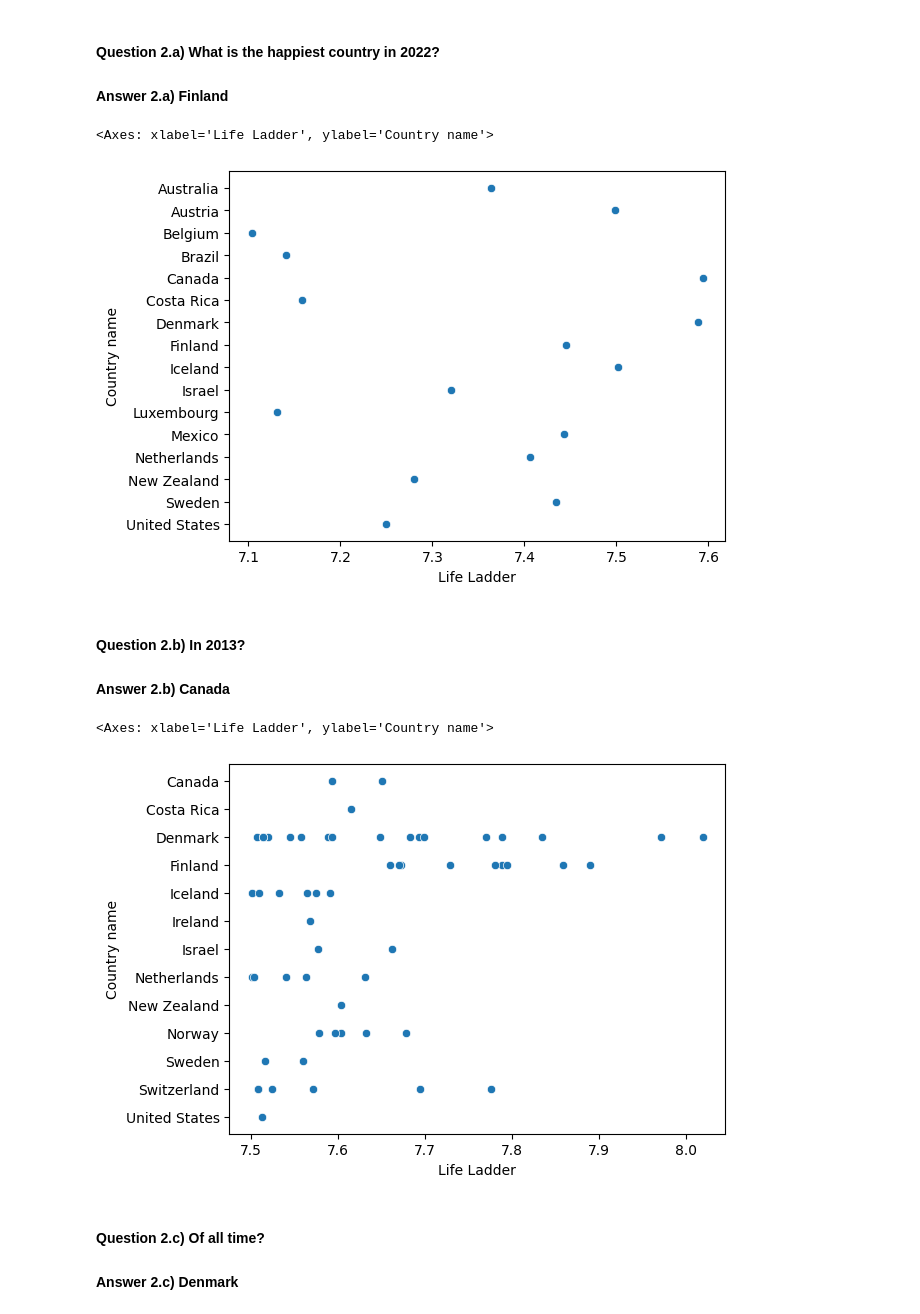
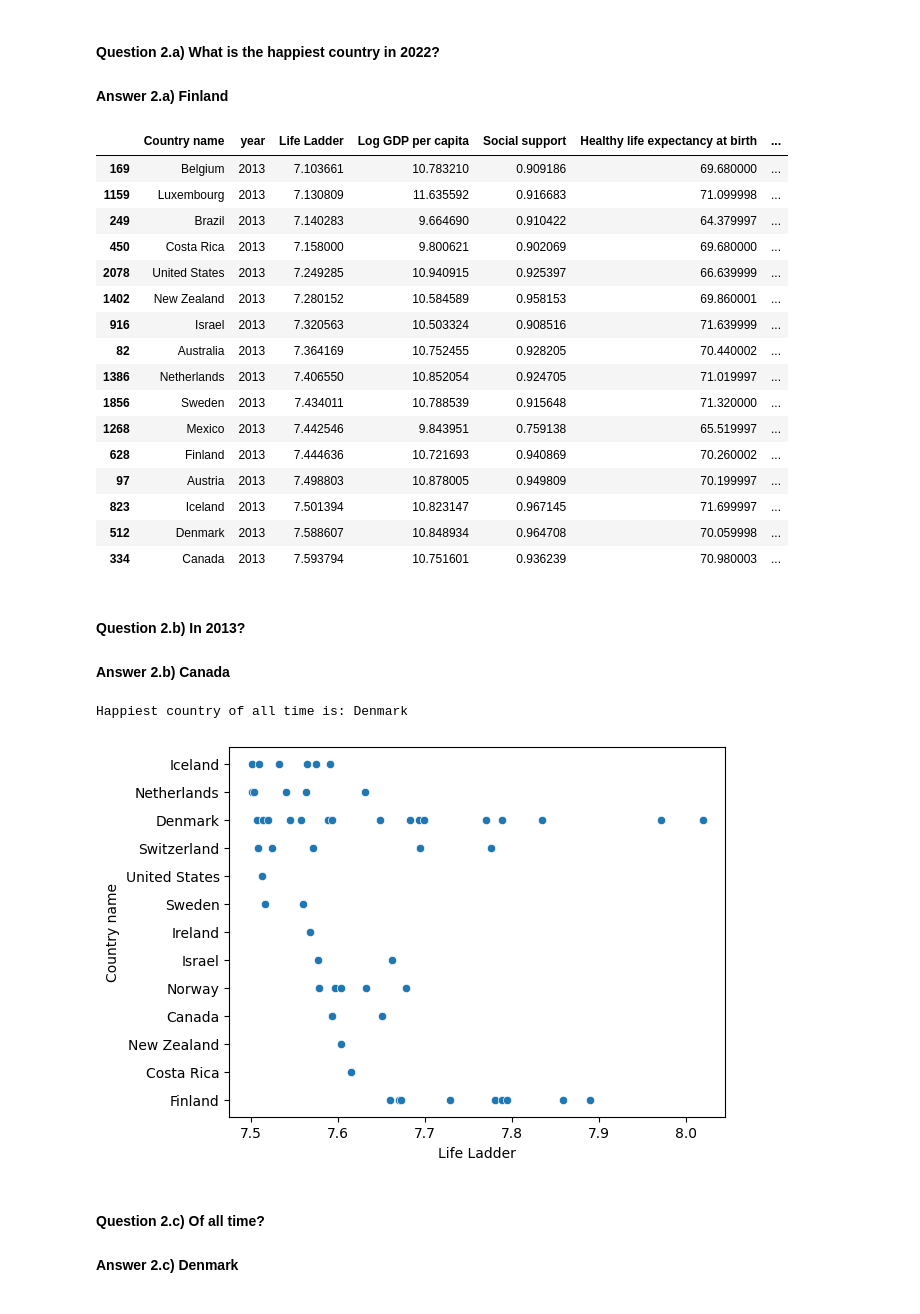
Before and after one commit to USFCA-CS663-Spring2024/happiness-vinay-bojja, a Jupyter notebook: Happiness - Assignment 1 - CS 663 (Machine Learning).ipynb, the cells around one changed output. Saved outputs shown, nothing was run; the diff lists cells and outputs as text; code cells hidden in the pictures.

```diff
--- a/Happiness - Assignment 1 - CS 663 (Machine Learning).ipynb
+++ b/Happiness - Assignment 1 - CS 663 (Machine Learning).ipynb
@@ -159,23 +324,49 @@ sns.scatterplot(data = tf, x=tf['Life Ladder'], y=tf['Country name'])
 #### Question 2.a) What is the happiest country in 2022?
 #### Answer 2.a) Finland
 # %%
-yf = df[df['year'] == 2013]
-yf = yf[yf['Life Ladder']> 7]
-# yf
-sns.scatterplot(data = yf, x=yf['Life Ladder'], y=yf['Country name'])
+#Happiest country in 2013
+happiest_country_2013_df = df[df['year'] == 2013]
+happiest_country_2013_df = happiest_country_2013_df[happiest_country_2013_df['Life Ladder']> 7]
+happiest_country_2013_df = happiest_country_2013_df.sort_values('Life Ladder')
+happiest_country_2013 = happiest_country_2013_df.iloc[-1]['Country name']
+happiest_country_2013
+happiest_country_2013_df
+# Plot the graph and print the results
+# print(f"Happiest country in 2013: {happiest_country_2013}")
+# sns.scatterplot(data = happiest_country_2013_df, x=happiest_country_2013_df['Life Ladder'], y=happiest_country_2013_df['Country name'])
 # %% [output]
-<Axes: xlabel='Life Ladder', ylabel='Country name'>
-[figure, removed]
+|  | Country name | year | Life Ladder | Log GDP per capita | Social support | Healthy life expectancy at birth | ... |
+| 169 | Belgium | 2013 | 7.103661 | 10.783210 | 0.909186 | 69.680000 | ... |
+| 1159 | Luxembourg | 2013 | 7.130809 | 11.635592 | 0.916683 | 71.099998 | ... |
+| 249 | Brazil | 2013 | 7.140283 | 9.664690 | 0.910422 | 64.379997 | ... |
+| 450 | Costa Rica | 2013 | 7.158000 | 9.800621 | 0.902069 | 69.680000 | ... |
+| 2078 | United States | 2013 | 7.249285 | 10.940915 | 0.925397 | 66.639999 | ... |
+| 1402 | New Zealand | 2013 | 7.280152 | 10.584589 | 0.958153 | 69.860001 | ... |
+| 916 | Israel | 2013 | 7.320563 | 10.503324 | 0.908516 | 71.639999 | ... |
+| 82 | Australia | 2013 | 7.364169 | 10.752455 | 0.928205 | 70.440002 | ... |
+| 1386 | Netherlands | 2013 | 7.406550 | 10.852054 | 0.924705 | 71.019997 | ... |
+| 1856 | Sweden | 2013 | 7.434011 | 10.788539 | 0.915648 | 71.320000 | ... |
+| 1268 | Mexico | 2013 | 7.442546 | 9.843951 | 0.759138 | 65.519997 | ... |
+| 628 | Finland | 2013 | 7.444636 | 10.721693 | 0.940869 | 70.260002 | ... |
+| 97 | Austria | 2013 | 7.498803 | 10.878005 | 0.949809 | 70.199997 | ... |
+| 823 | Iceland | 2013 | 7.501394 | 10.823147 | 0.967145 | 71.699997 | ... |
+| 512 | Denmark | 2013 | 7.588607 | 10.848934 | 0.964708 | 70.059998 | ... |
+| 334 | Canada | 2013 | 7.593794 | 10.751601 | 0.936239 | 70.980003 | ... |
 # %% [markdown]
 #### Question 2.b) In 2013?
 #### Answer 2.b) Canada
 # %%
-uf = df[df['Life Ladder']> 7.5]
-# uf
-sns.scatterplot(data = uf, x=uf['Life Ladder'], y=uf['Country name'])
+# Happiest country of all time
+happy_country_allTime_df = df[df['Life Ladder']> 7.5]
+happy_country_allTime_df = happy_country_allTime_df.sort_values('Life Ladder')
+happy_country_allTime = happy_country_allTime_df.iloc[-1]['Country name']
+
+# Plot the graph and print the results
+sns.scatterplot(data = happy_country_allTime_df, x=happy_country_allTime_df['Life Ladder'], y=happy_country_allTime_df['Country name'])
+print(f"Happiest country of all time is: {happy_country_allTime}")
 # %% [output]
-<Axes: xlabel='Life Ladder', ylabel='Country name'>
+Happiest country of all time is: Denmark
-[figure, old version]
+[figure, new version]
 # %% [markdown]
 #### Question 2.c) Of all time?
 #### Answer 2.c) Denmark
```
Also changed, not shown: parts of 23 cells of this notebook, 1 other file.
